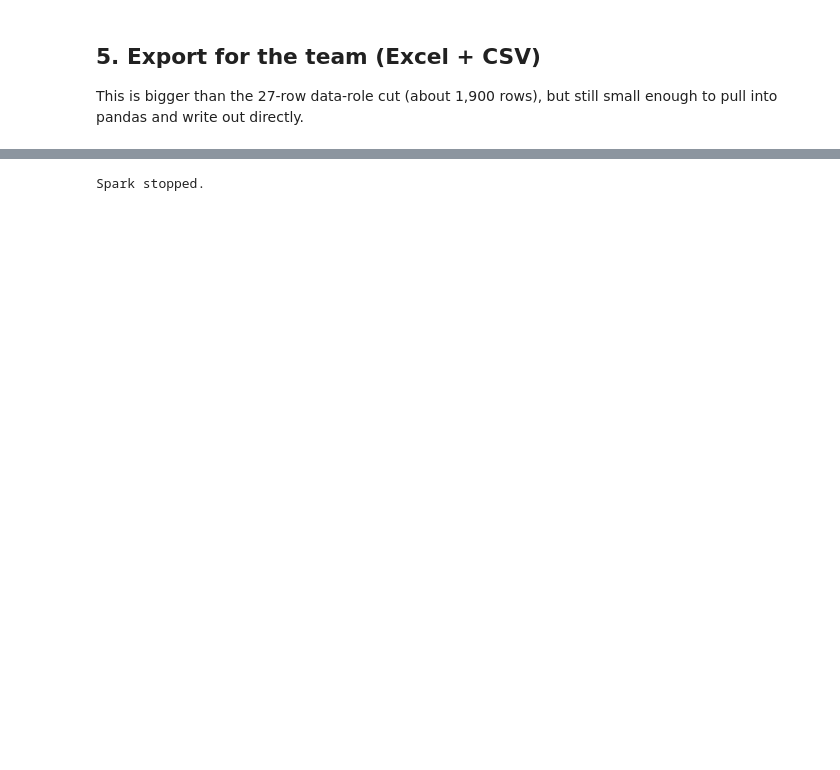
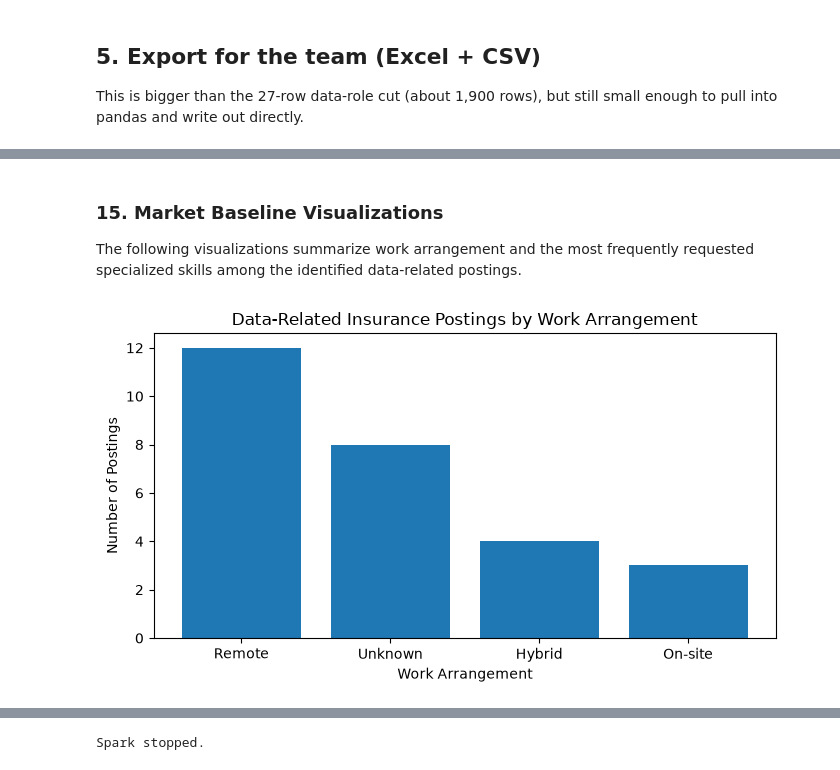
Before and after one commit to gheydt/ad688group3.github.io, a Jupyter notebook: notebooks/step2_pyspark_filter_insurance.ipynb, the cells around one changed output, grey strips where cells are left out. Drawn from its saved outputs; the diff is of its cells as text; code cells hidden in the pictures; blank space fills up the shorter version.

Commit message:
Add market baseline analysis and cleaned data

```diff
--- a/notebooks/step2_pyspark_filter_insurance.ipynb
+++ b/notebooks/step2_pyspark_filter_insurance.ipynb
@@ -187,0 +209,9 @@ When done, stop Spark to free memory:
+# %%
+# Select the data-related roles identified in the previous filtering step.
+data_roles_df = spark.sql("""
+SELECT *
+FROM jobs
+WHERE IS_DATA_ROLE_MATCH = 1
+""")
+
+print("Data-related postings:", data_roles_df.count())
@@ -187,0 +222,10 @@ When done, stop Spark to free memory:
+# %%
+before = data_roles_df.count()
+
+clean_df = data_roles_df.dropDuplicates(["ID"])
+
+after = clean_df.count()
+
+print("Rows before duplicate removal:", before)
+print("Rows after duplicate removal:", after)
+print("Duplicates removed:", before - after)
@@ -187,0 +612,28 @@ When done, stop Spark to free memory:
+# %% [markdown]
+### 15. Market Baseline Visualizations
+
+The following visualizations summarize work arrangement and the most frequently requested specialized skills among the identified data-related postings.
+# %%
+import matplotlib.pyplot as plt
+
+work_arrangement_pd = (
+    clean_df
+    .groupBy("WORK_ARRANGEMENT")
+    .count()
+    .orderBy(F.desc("count"))
+    .toPandas()
+)
+
+plt.figure(figsize=(7, 4))
+plt.bar(
+    work_arrangement_pd["WORK_ARRANGEMENT"],
+    work_arrangement_pd["count"]
+)
+
+plt.title("Data-Related Insurance Postings by Work Arrangement")
+plt.xlabel("Work Arrangement")
+plt.ylabel("Number of Postings")
+plt.tight_layout()
+plt.show()
+# %% [output]
+[figure, added]
```
Also changed, not shown: parts of 27 cells of this notebook, 4 other files.
